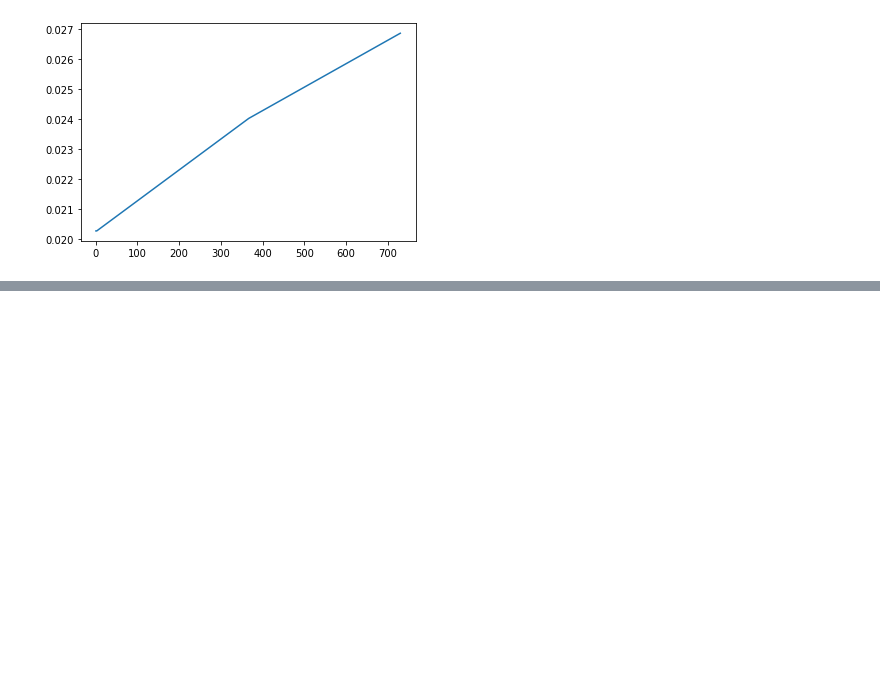
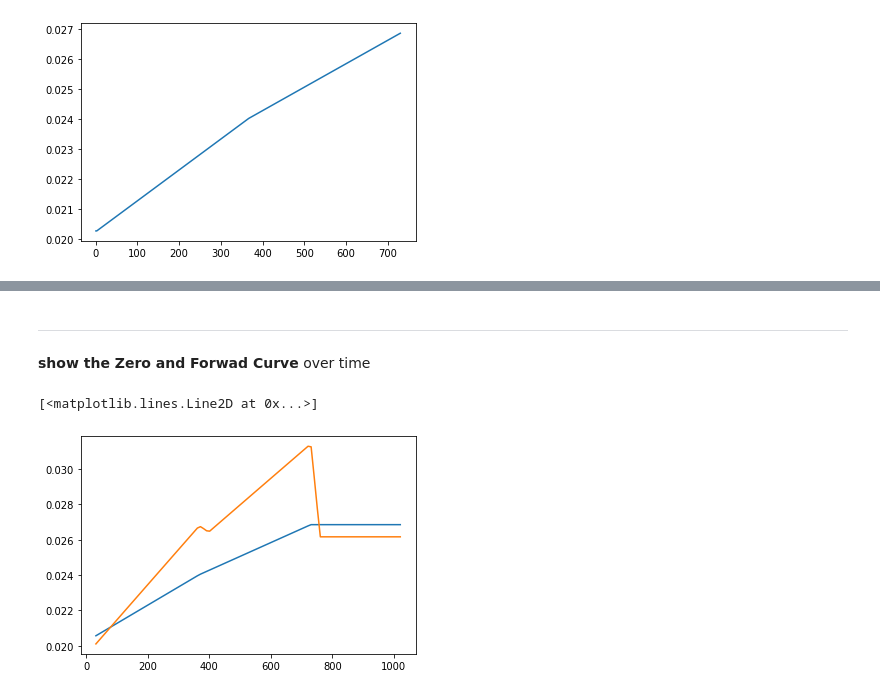
Before and after one commit to adrianphilo/finance, a Jupyter notebook: de/equbotic/finance/financeBas.ipynb, the cells around one changed output, grey strips where cells are left out. Cells and saved outputs as stored; diff of their text form; code cells hidden in the pictures; blank space fills up the shorter version.

Commit message:
Funktionen und erste Curve fertig

```diff
--- a/de/equbotic/finance/financeBas.ipynb
+++ b/de/equbotic/finance/financeBas.ipynb
@@ -137,0 +161,22 @@ plt.plot(CurveDates, CurveZeros)
+# %% [markdown]
+---
+**show the Zero and Forwad Curve** over time
+# %%
+cDates = list()
+cZeros = list()
+cFwds  = list()
+
+for ii in range(0, 100):
+  start = 1 + (10*ii)
+  end   = start + 30
+  zy    = fiB.zerorate_ofCurve(CurveDates, CurveDFs, end)
+  fwd   = fiB.Fwd_ofCurve     (CurveDates, CurveDFs, start, end, 360)
+  cDates.append(end)
+  cZeros.append(zy)
+  cFwds .append(fwd)
+
+plt.plot(cDates, cZeros)
+plt.plot(cDates, cFwds)
+# %% [output]
+[<matplotlib.lines.Line2D at 0x...>]
+[figure, added]
```
Also changed, not shown: parts of 16 cells of this notebook.
